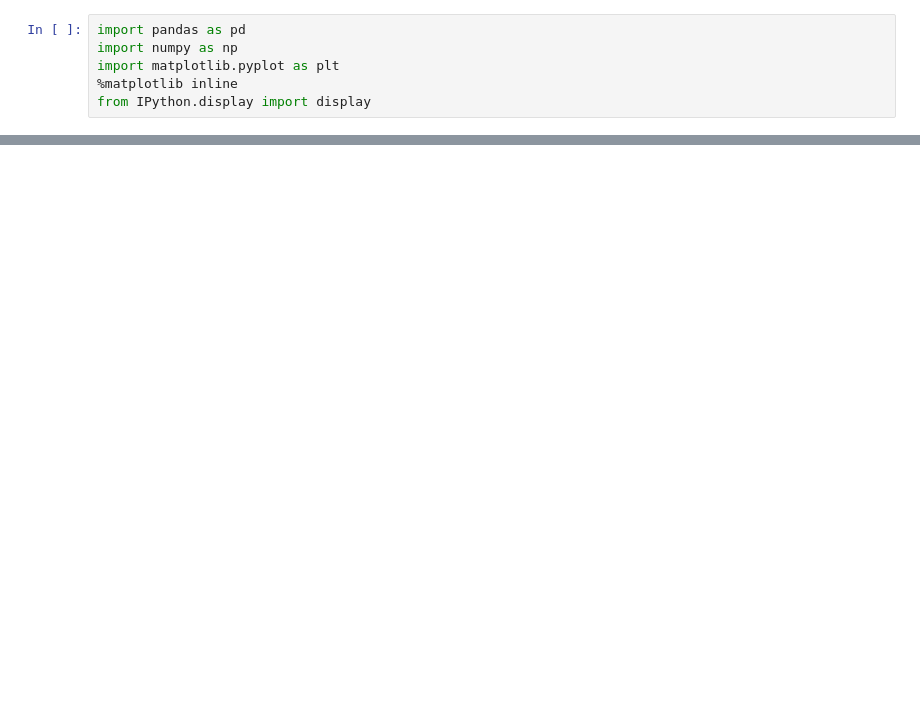
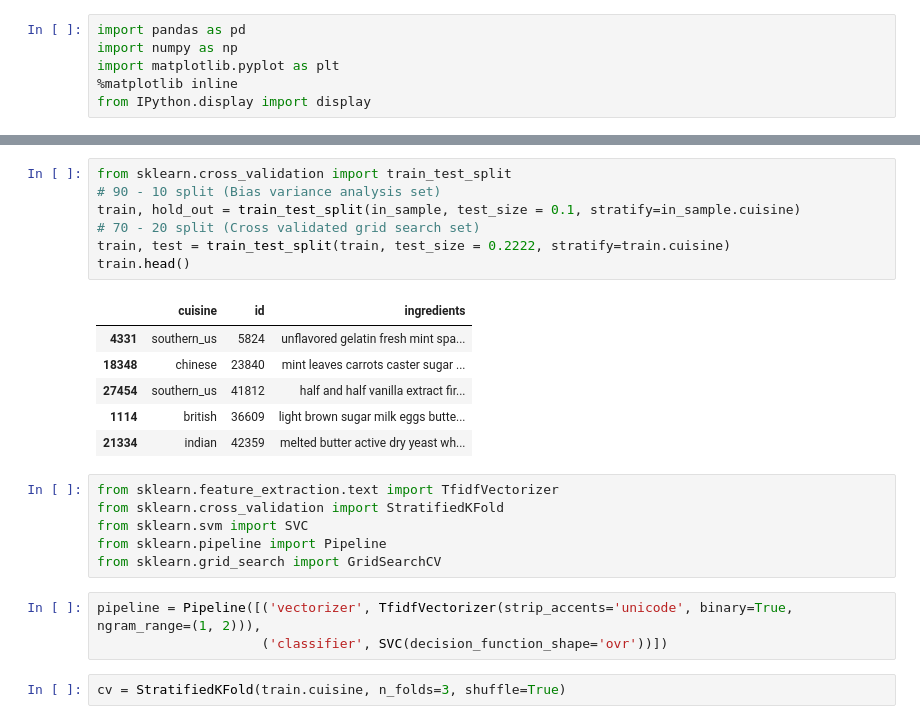
Before and after one commit to ishakaur/whatscooking, a Jupyter notebook: whatscooking.ipynb, the cells around one changed output, grey strips where cells are left out. Drawn from its saved outputs; the diff is of its cells as text; blank space fills up the shorter version.

Commit message:
Working through a more expansive grid search

```diff
--- a/whatscooking.ipynb
+++ b/whatscooking.ipynb
@@ -71,0 +132,25 @@ score: 0.734632306725, train_time: 3.99665904045, test_time: 0.00522708892822
+# %%
+from sklearn.cross_validation import train_test_split
+# 90 - 10 split (Bias variance analysis set)
+train, hold_out = train_test_split(in_sample, test_size = 0.1, stratify=in_sample.cuisine)
+# 70 - 20 split (Cross validated grid search set)
+train, test = train_test_split(train, test_size = 0.2222, stratify=train.cuisine)
+train.head()
+# %% [output]
+|  | cuisine | id | ingredients |
+| 4331 | southern_us | 5824 | unflavored gelatin fresh mint spa... |
+| 18348 | chinese | 23840 | mint leaves carrots caster sugar ... |
+| 27454 | southern_us | 41812 | half and half vanilla extract fir... |
+| 1114 | british | 36609 | light brown sugar milk eggs butte... |
+| 21334 | indian | 42359 | melted butter active dry yeast wh... |
+# %%
+from sklearn.feature_extraction.text import TfidfVectorizer
+from sklearn.cross_validation import StratifiedKFold
+from sklearn.svm import SVC
+from sklearn.pipeline import Pipeline
+from sklearn.grid_search import GridSearchCV
+# %%
+pipeline = Pipeline([('vectorizer', TfidfVectorizer(strip_accents='unicode', binary=True, ngram_range=(1, 2))),
+                     ('classifier', SVC(decision_function_shape='ovr'))])
+# %%
+cv = StratifiedKFold(train.cuisine, n_folds=3, shuffle=True)
```
Also changed, not shown: parts of 18 cells of this notebook, 1 other file.
